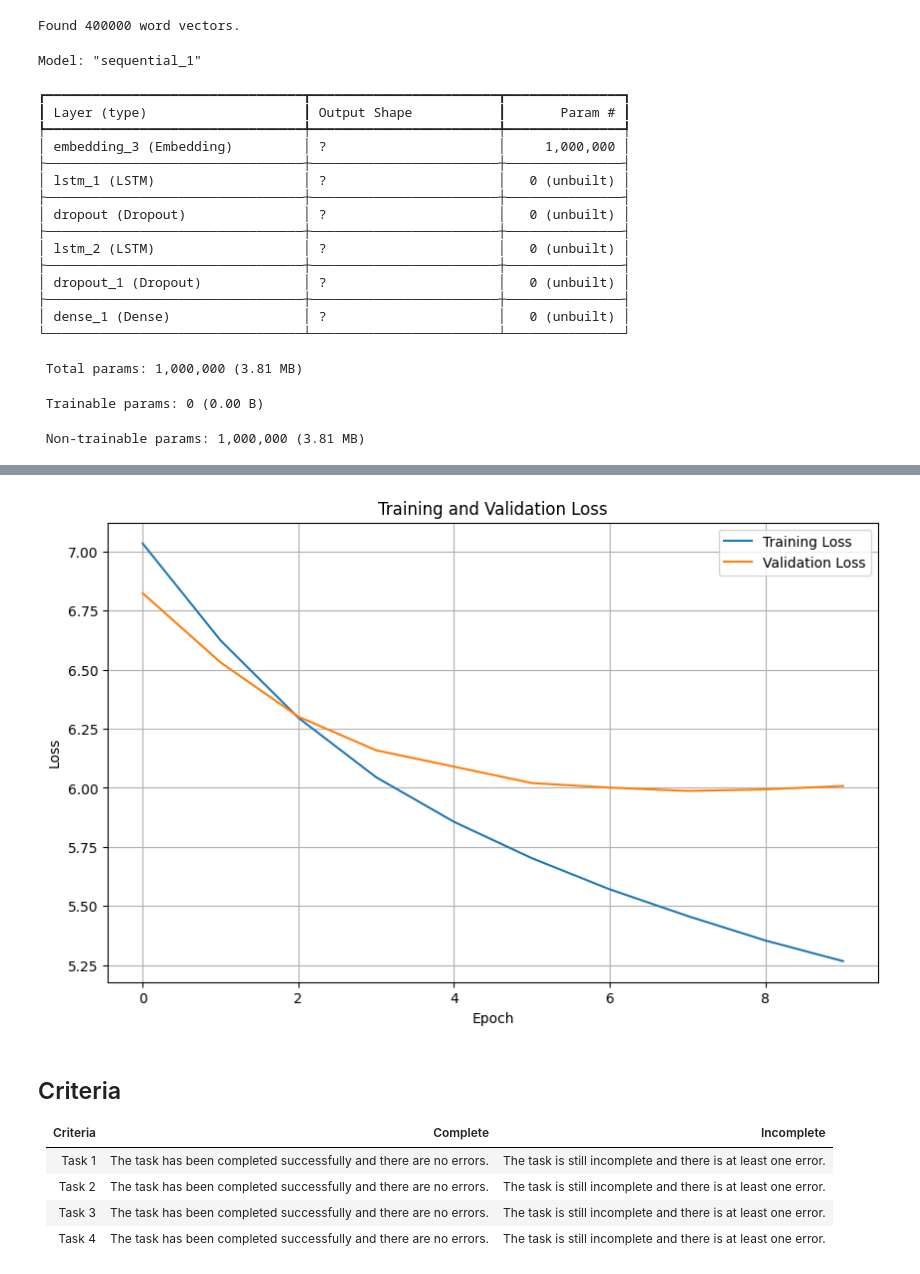
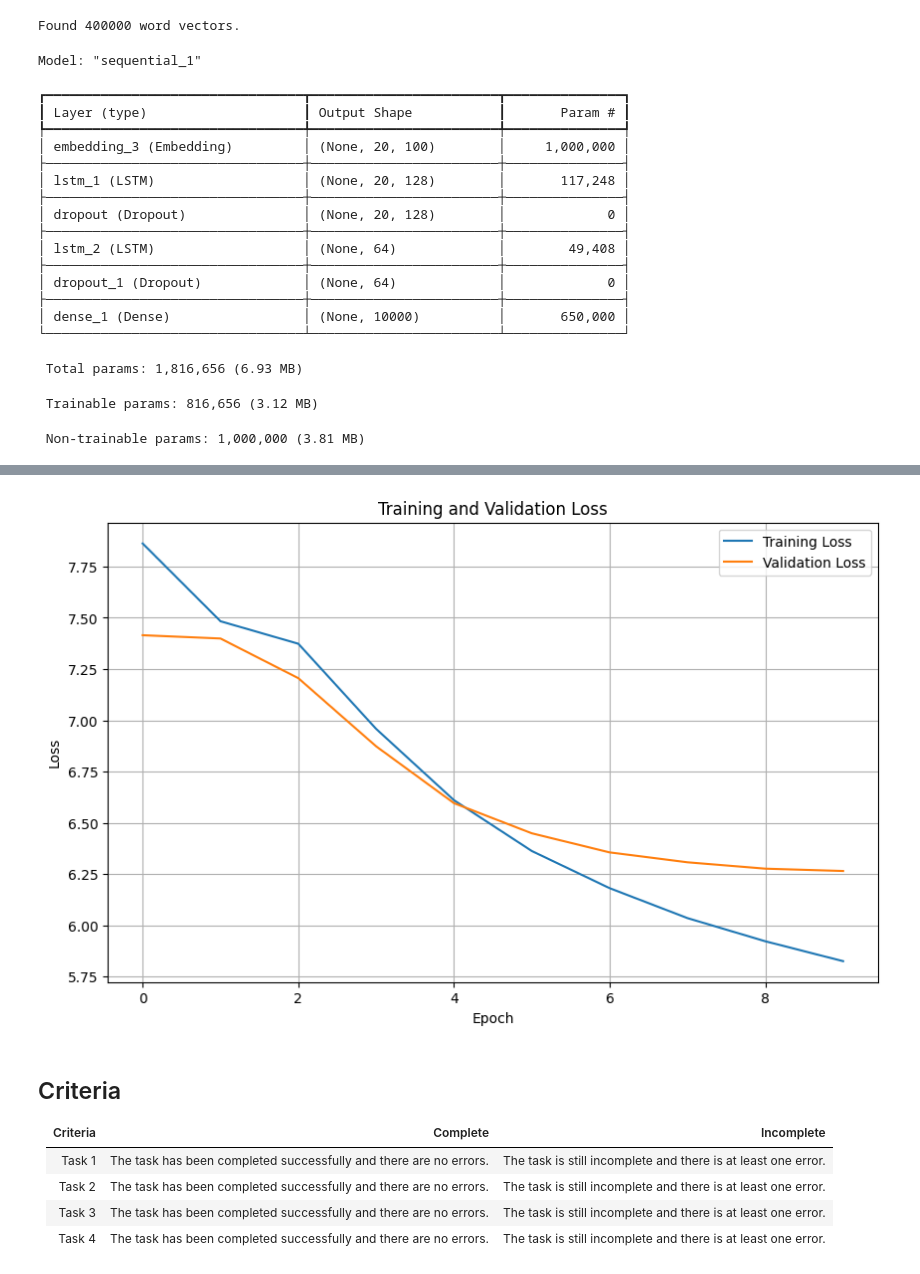
Before and after one commit to SerhiyZv/deep_learning, a Jupyter notebook: 02_activities/assignments/assignment_2.ipynb, the cells around one changed output, grey strips where cells are left out. Cells and saved outputs as stored; diff of their text form; code cells hidden in the pictures.

```diff
--- a/02_activities/assignments/assignment_2.ipynb
+++ b/02_activities/assignments/assignment_2.ipynb
@@ -433,14 +433,20 @@ else:
 # Your code here
 
 from tensorflow.keras.models import Sequential
-from tensorflow.keras.layers import Embedding, LSTM, Dense, Dropout
+from tensorflow.keras.layers import Embedding, LSTM, Input, Dense, Dropout
+from keras.optimizers import Adam
 
 embedding_layer = Embedding(
         VOCAB_SIZE, 100, weights=[embedding_matrix], input_length=SEQ_LENGTH, trainable=False
     )
 
 model = Sequential([
-        embedding_layer,
+        Input(shape=(SEQ_LENGTH,)),
+        Embedding(input_dim=VOCAB_SIZE,
+              output_dim=100,
+              weights=[embedding_matrix],
+              input_length=SEQ_LENGTH,
+              trainable=False),  # Set trainable to False to use pre-trained embeddings,
         LSTM(128, return_sequences=True),
         Dropout(0.2),
         LSTM(64),
@@ -450,7 +456,7 @@ model = Sequential([
 
     # Compile the model
 model.compile(
-        optimizer='adam',
+        optimizer=Adam(learning_rate=0.01),
         loss='categorical_crossentropy',
         metrics=['accuracy']
     )
@@ -484,19 +490,19 @@ Model: "sequential_1"
 ┏━━━━━━━━━━━━━━━━━━━━━━━━━━━━━━━━━┳━━━━━━━━━━━━━━━━━━━━━━━━┳━━━━━━━━━━━━━━━┓
 ┃ Layer (type)                    ┃ Output Shape           ┃       Param # ┃
 ┡━━━━━━━━━━━━━━━━━━━━━━━━━━━━━━━━━╇━━━━━━━━━━━━━━━━━━━━━━━━╇━━━━━━━━━━━━━━━┩
-│ embedding_3 (Embedding)         │ ?                      │     1,000,000 │
+│ embedding_3 (Embedding)         │ (None, 20, 100)        │     1,000,000 │
 ├─────────────────────────────────┼────────────────────────┼───────────────┤
-│ lstm_1 (LSTM)                   │ ?                      │   0 (unbuilt) │
+│ lstm_1 (LSTM)                   │ (None, 20, 128)        │       117,248 │
 ├─────────────────────────────────┼────────────────────────┼───────────────┤
-│ dropout (Dropout)               │ ?                      │   0 (unbuilt) │
+│ dropout (Dropout)               │ (None, 20, 128)        │             0 │
 ├─────────────────────────────────┼────────────────────────┼───────────────┤
-│ lstm_2 (LSTM)                   │ ?                      │   0 (unbuilt) │
+│ lstm_2 (LSTM)                   │ (None, 64)             │        49,408 │
 ├─────────────────────────────────┼────────────────────────┼───────────────┤
-│ dropout_1 (Dropout)             │ ?                      │   0 (unbuilt) │
+│ dropout_1 (Dropout)             │ (None, 64)             │             0 │
 ├─────────────────────────────────┼────────────────────────┼───────────────┤
-│ dense_1 (Dense)                 │ ?                      │   0 (unbuilt) │
+│ dense_1 (Dense)                 │ (None, 10000)          │       650,000 │
 └─────────────────────────────────┴────────────────────────┴───────────────┘
- Total params: 1,000,000 (3.81 MB)
+ Total params: 1,816,656 (6.93 MB)
- Trainable params: 0 (0.00 B)
+ Trainable params: 816,656 (3.12 MB)
  Non-trainable params: 1,000,000 (3.81 MB)
 Epoch 1/10
@@ -522,4 +528,4 @@ Epoch 10/10
-[figure, old version]
+[figure, new version]
 # %% [markdown]
 ## Criteria
 
```
Also changed, not shown: parts of 4 cells of this notebook.
